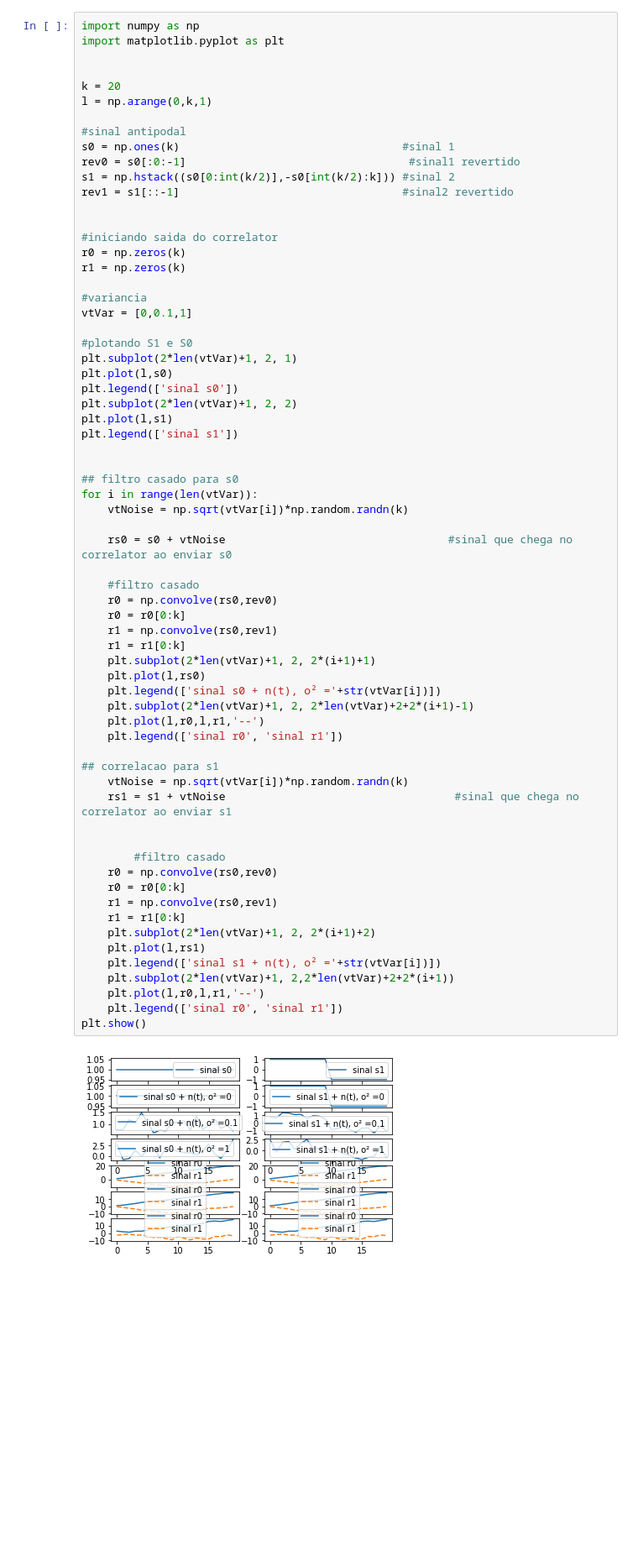
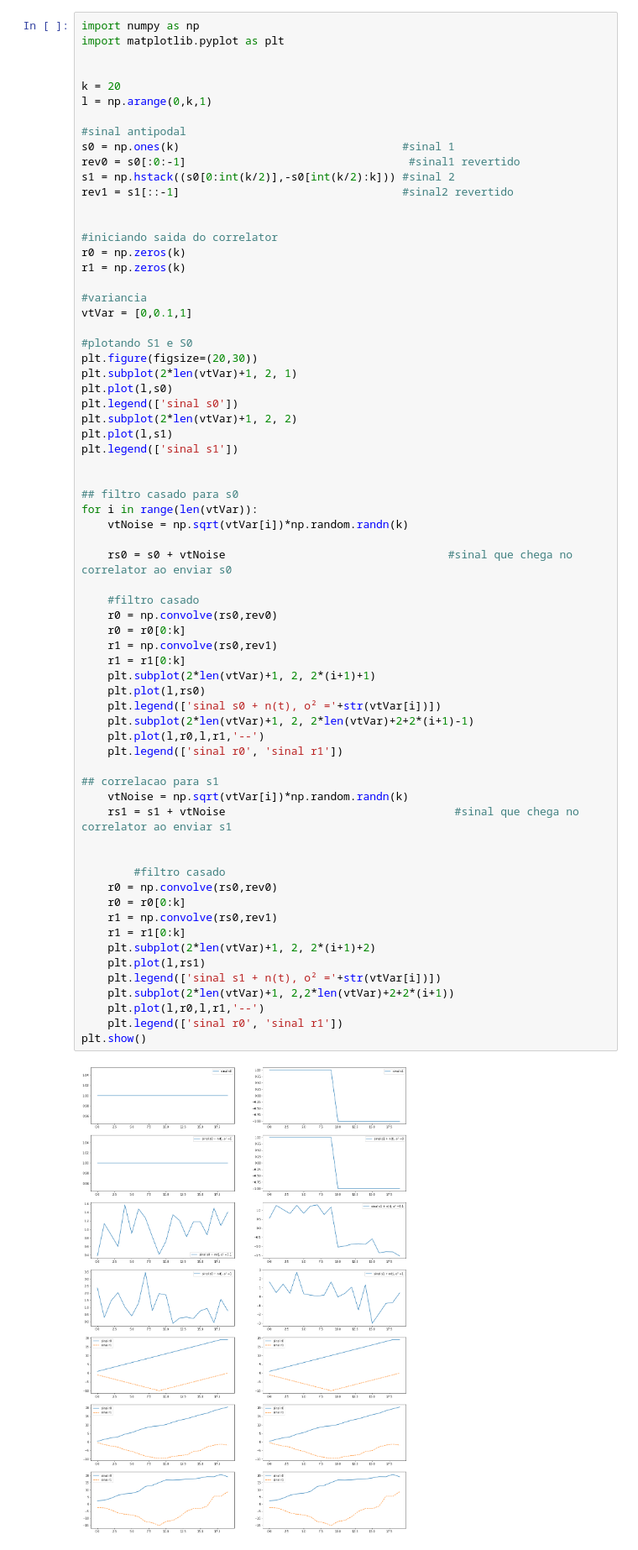
Before and after one commit to jpmarques-13/JoaoPaulo_dco2004, a Jupyter notebook: Pratica9/H9.ipynb, the cells around one changed output. Shown: that part at 84% size. Cells and saved outputs as stored; diff of their text form; blank space fills up the shorter version.

```diff
--- a/Pratica9/H9.ipynb
+++ b/Pratica9/H9.ipynb
@@ -76,6 +77,7 @@ r1 = np.zeros(k)
 vtVar = [0,0.1,1]
 
 #plotando S1 e S0
+plt.figure(figsize=(20,30))
 plt.subplot(2*len(vtVar)+1, 2, 1)
 plt.plot(l,s0)
 plt.legend(['sinal s0'])
@@ -93,34 +95,34 @@ for i in range(len(vtVar)):
     #filtro casado
     r0 = np.convolve(rs0,rev0)
     r0 = r0[0:k]
     r1 = np.convolve(rs0,rev1)
     r1 = r1[0:k]
     plt.subplot(2*len(vtVar)+1, 2, 2*(i+1)+1)
     plt.plot(l,rs0)
     plt.legend(['sinal s0 + n(t), o² ='+str(vtVar[i])])
     plt.subplot(2*len(vtVar)+1, 2, 2*len(vtVar)+2+2*(i+1)-1)
     plt.plot(l,r0,l,r1,'--')
     plt.legend(['sinal r0', 'sinal r1'])
 
 ## correlacao para s1
     vtNoise = np.sqrt(vtVar[i])*np.random.randn(k)
     rs1 = s1 + vtNoise                                   #sinal que chega no correlator ao enviar s1
 
 
         #filtro casado
     r0 = np.convolve(rs0,rev0)
     r0 = r0[0:k]
     r1 = np.convolve(rs0,rev1)
     r1 = r1[0:k]
     plt.subplot(2*len(vtVar)+1, 2, 2*(i+1)+2)
     plt.plot(l,rs1)
     plt.legend(['sinal s1 + n(t), o² ='+str(vtVar[i])])
     plt.subplot(2*len(vtVar)+1, 2,2*len(vtVar)+2+2*(i+1))
     plt.plot(l,r0,l,r1,'--')
     plt.legend(['sinal r0', 'sinal r1'])
 plt.show()
 # %% [output]
-[figure, old version]
+[figure, new version]
 # %%
 from scipy.stats import norm
 import numpy as np
```
Also changed, not shown: parts of 6 cells of this notebook, 3 other files.
